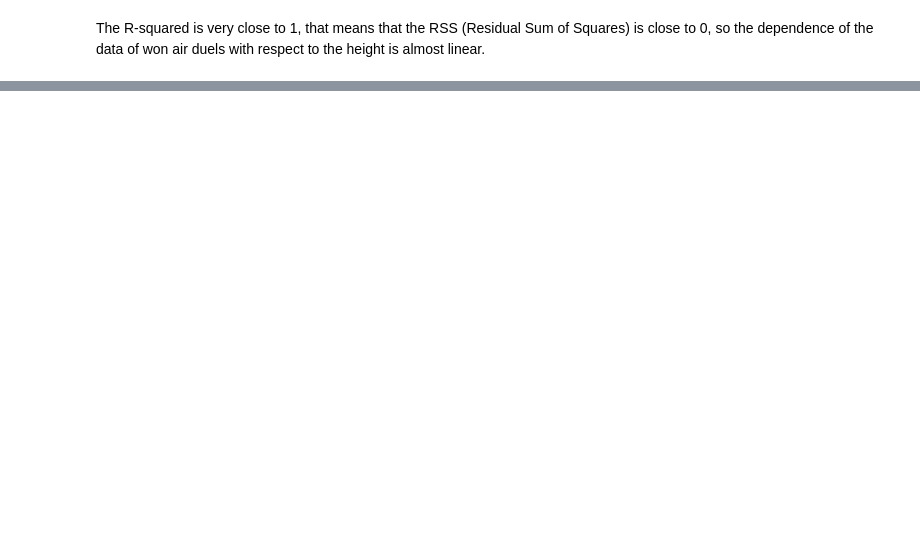
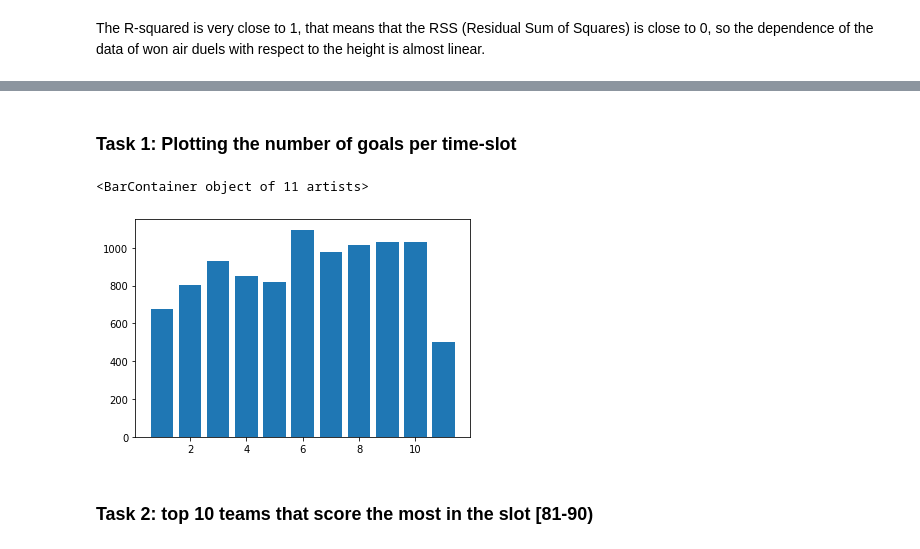
Before and after one commit to yuuko97/ADM_HW2, a Jupyter notebook: main.ipynb, the cells around one changed output, grey strips where cells are left out. Drawn from its saved outputs; the diff is of its cells as text; code cells hidden in the pictures; blank space fills up the shorter version.

```diff
--- a/main.ipynb
+++ b/main.ipynb
@@ -738,0 +775,3 @@ The R-squared is very close to 1, that means that the RSS (Residual Sum of Squar
+# %%
+goals = goals[['playerId','teamId','eventSec','matchPeriod']]
+goals.head()
@@ -738,0 +792,15 @@ The R-squared is very close to 1, that means that the RSS (Residual Sum of Squar
+# %%
+# This function will return the number of the slot inside the period, so it goes from 0 to 5.
+# Then we'll adjust it from 0 to 11 using the information stored in the column 'matchPeriod'.
+def sec_to_slot(second):
+    min = second/60
+    slot = 6
+    for i in range(5):
+        a = i*9
+        if min >= a and min < a+9:
+            slot = i+1
+    return slot
+# %%
+goals['timeSlot'] = list(map(sec_to_slot, goals['eventSec']))
+goals['timeSlot'] = goals['timeSlot'] + 5*(goals['matchPeriod'] == '2H')
+goals.head()
@@ -738,0 +814,11 @@ The R-squared is very close to 1, that means that the RSS (Residual Sum of Squar
+# %% [markdown]
+### Task 1: Plotting the number of goals per time-slot
+# %%
+goals_per_slot = pd.Series.to_frame(goals.groupby('timeSlot').apply(len))
+# %%
+plt.bar(goals_per_slot.index, goals_per_slot[0])
+# %% [output]
+<BarContainer object of 11 artists>
+[figure, added]
+# %% [markdown]
+### Task 2: top 10 teams that score the most in the slot [81-90)
```
Also changed, not shown: parts of 17 cells of this notebook.
